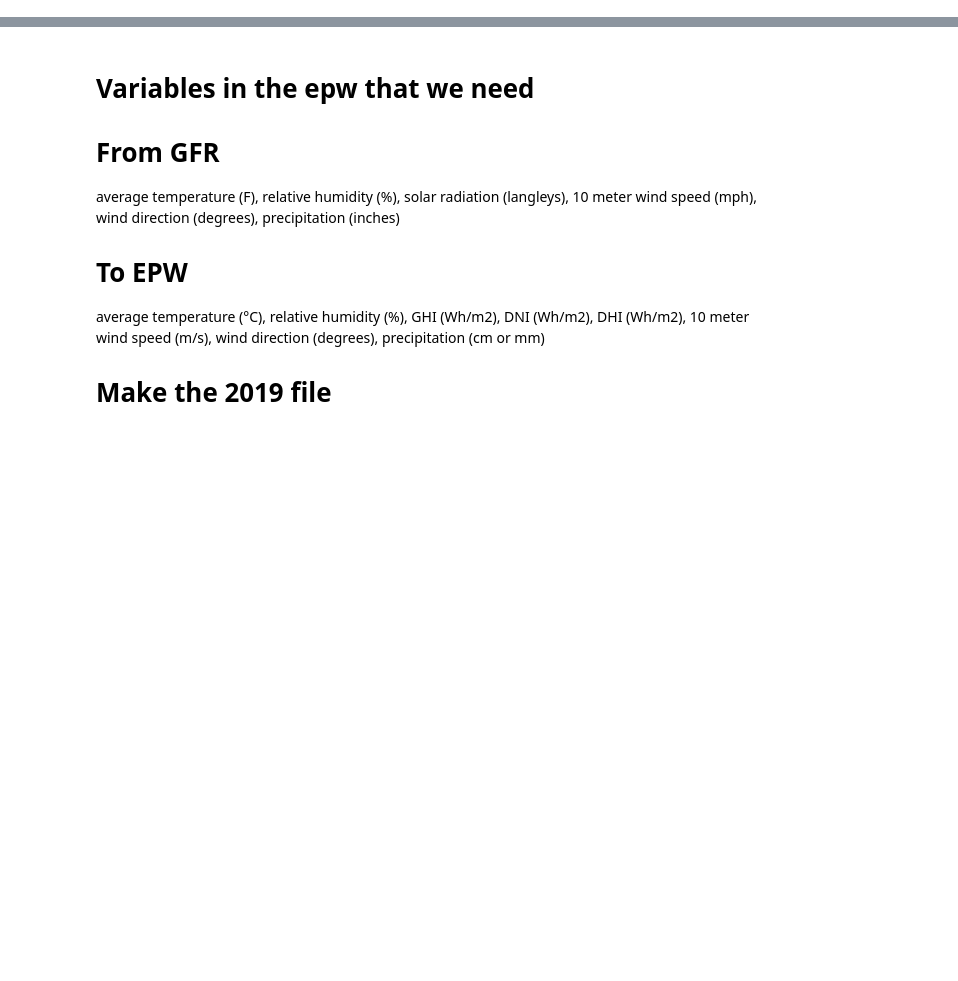
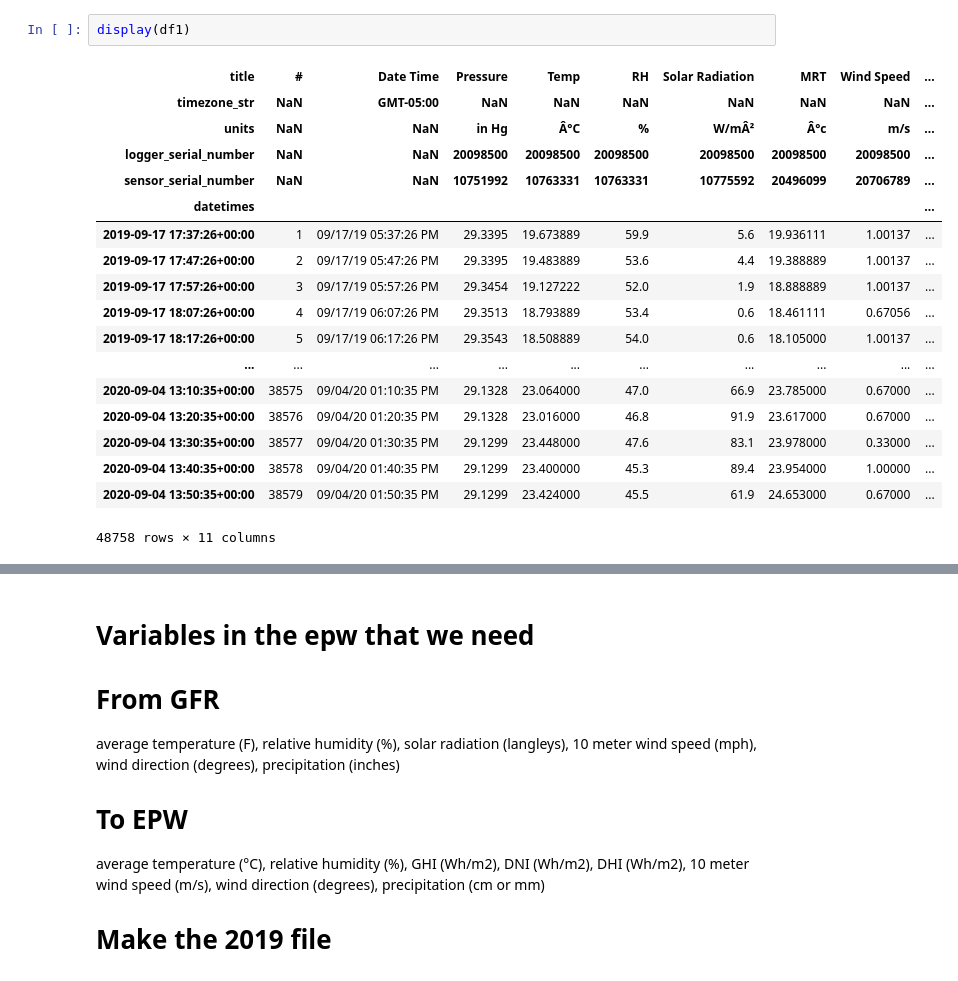
Before and after one commit to kastnerp/CampusMicroclimateAndWeather, a Jupyter notebook: ReadPlot.ipynb, the cells around one changed output, grey strips where cells are left out. Saved outputs shown, nothing was run; the diff lists cells and outputs as text; blank space fills up the shorter version.

```diff
--- a/ReadPlot.ipynb
+++ b/ReadPlot.ipynb
@@ -75,3 +98,24 @@ df1 = df1.shift(periods=(0), fill_value=0)
+# %%
+display(df1)
+# %% [output]
+| title | # | Date Time | Pressure | Temp | RH | Solar Radiation | MRT | Wind Speed | ... |
+| timezone_str | NaN | GMT-05:00 | NaN | NaN | NaN | NaN | NaN | NaN | ... |
+| units | NaN | NaN | in Hg | Â°C | % | W/mÂ² | Â°c | m/s | ... |
+| logger_serial_number | NaN | NaN | 20098500 | 20098500 | 20098500 | 20098500 | 20098500 | 20098500 | ... |
+| sensor_serial_number | NaN | NaN | 10751992 | 10763331 | 10763331 | 10775592 | 20496099 | 20706789 | ... |
+| datetimes |  |  |  |  |  |  |  |  | ... |
+| 2019-09-17 17:37:26+00:00 | 1 | 09/17/19 05:37:26 PM | 29.3395 | 19.673889 | 59.9 | 5.6 | 19.936111 | 1.00137 | ... |
+| 2019-09-17 17:47:26+00:00 | 2 | 09/17/19 05:47:26 PM | 29.3395 | 19.483889 | 53.6 | 4.4 | 19.388889 | 1.00137 | ... |
+| 2019-09-17 17:57:26+00:00 | 3 | 09/17/19 05:57:26 PM | 29.3454 | 19.127222 | 52.0 | 1.9 | 18.888889 | 1.00137 | ... |
+| 2019-09-17 18:07:26+00:00 | 4 | 09/17/19 06:07:26 PM | 29.3513 | 18.793889 | 53.4 | 0.6 | 18.461111 | 0.67056 | ... |
+| 2019-09-17 18:17:26+00:00 | 5 | 09/17/19 06:17:26 PM | 29.3543 | 18.508889 | 54.0 | 0.6 | 18.105000 | 1.00137 | ... |
+| ... | ... | ... | ... | ... | ... | ... | ... | ... | ... |
+| 2020-09-04 13:10:35+00:00 | 38575 | 09/04/20 01:10:35 PM | 29.1328 | 23.064000 | 47.0 | 66.9 | 23.785000 | 0.67000 | ... |
+| 2020-09-04 13:20:35+00:00 | 38576 | 09/04/20 01:20:35 PM | 29.1328 | 23.016000 | 46.8 | 91.9 | 23.617000 | 0.67000 | ... |
+| 2020-09-04 13:30:35+00:00 | 38577 | 09/04/20 01:30:35 PM | 29.1299 | 23.448000 | 47.6 | 83.1 | 23.978000 | 0.33000 | ... |
+| 2020-09-04 13:40:35+00:00 | 38578 | 09/04/20 01:40:35 PM | 29.1299 | 23.400000 | 45.3 | 89.4 | 23.954000 | 1.00000 | ... |
+| 2020-09-04 13:50:35+00:00 | 38579 | 09/04/20 01:50:35 PM | 29.1299 | 23.424000 | 45.5 | 61.9 | 24.653000 | 0.67000 | ... |
+48758 rows × 11 columns
 # %%
 def plot(variable_id, period_len, day, resample_len, month, year):
 
```
Also changed, not shown: parts of 10 cells of this notebook, 7 other files.
